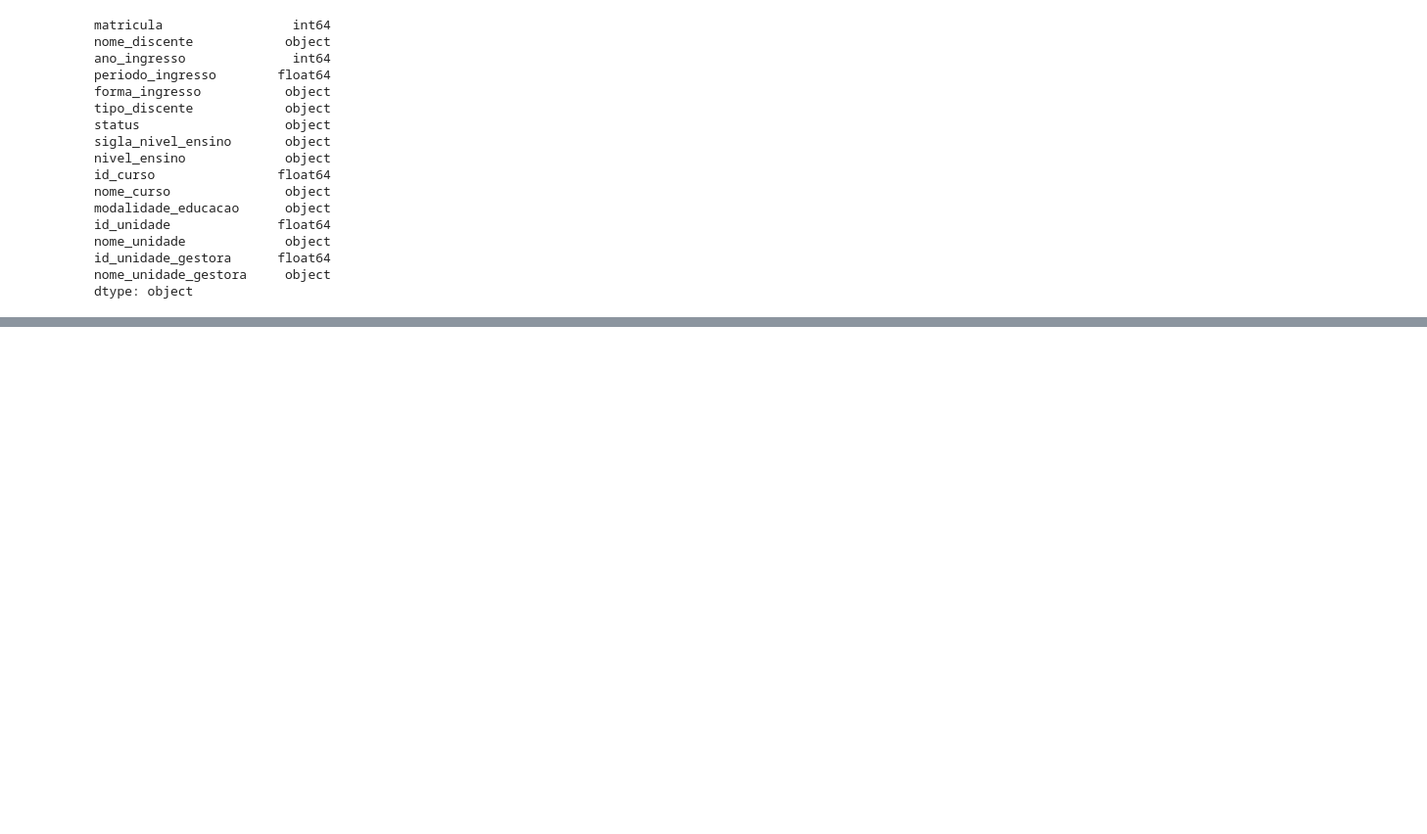
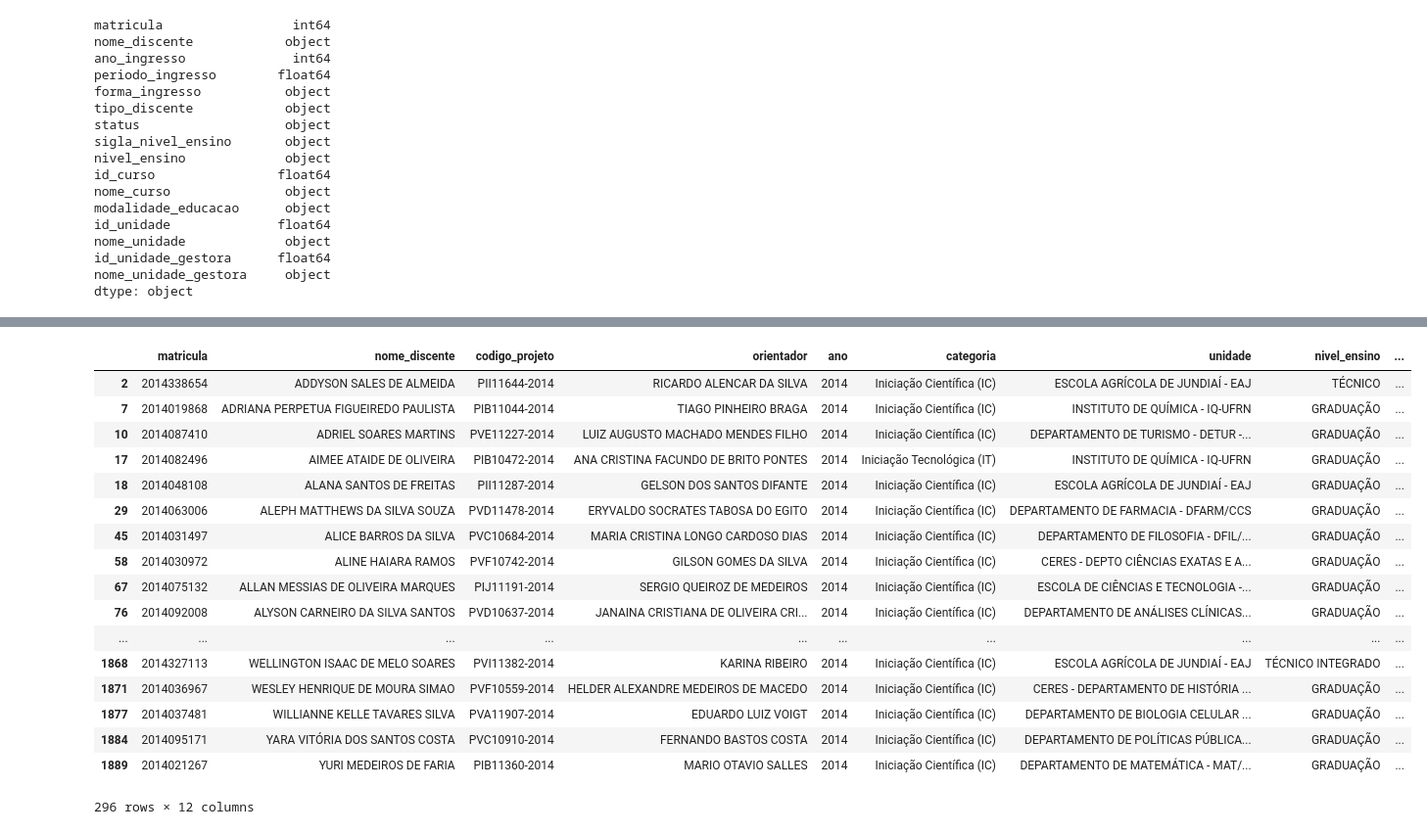
Before and after one commit to patysayonara/PROB_TRABALHO, a Jupyter notebook: Trabalho.ipynb, the cells around one changed output, grey strips where cells are left out. Shown at 98% size. Cells and saved outputs as stored; diff of their text form; code cells hidden in the pictures; blank space fills up the shorter version.

```diff
--- a/Trabalho.ipynb
+++ b/Trabalho.ipynb
@@ -354,0 +483,25 @@ colunas = ['matricula', 'nome_discente', 'codigo_projeto', 'ano', 'categoria', '
+# %%
+colunas = ["matricula", "nome_discente", "codigo_projeto", "orientador", "ano", "categoria", "unidade", "nivel_ensino", "status", "nome_curso", "nome_unidade", "nome_unidade_gestora"]
+merge_bolsistas_discentes2014 = pd.merge(bolsistas, discentes2014, on='matricula')[colunas]
+bolsistas_discentes2014 = merge_bolsistas_discentes2014[merge_bolsistas_discentes2014.ano == 2014]
+bolsistas_discentes2014 = bolsistas_discentes2014[~bolsistas_discentes2014.nome_discente.duplicated()]
+bolsistas_discentes2014
+# %% [output]
+|  | matricula | nome_discente | codigo_projeto | orientador | ano | categoria | unidade | nivel_ensino | ... |
+| 2 | 2014338654 | ADDYSON SALES DE ALMEIDA | PII11644-2014 | RICARDO ALENCAR DA SILVA | 2014 | Iniciação Científica (IC) | ESCOLA AGRÍCOLA DE JUNDIAÍ - EAJ | TÉCNICO | ... |
+| 7 | 2014019868 | ADRIANA PERPETUA FIGUEIREDO PAULISTA | PIB11044-2014 | TIAGO PINHEIRO BRAGA | 2014 | Iniciação Científica (IC) | INSTITUTO DE QUÍMICA - IQ-UFRN | GRADUAÇÃO | ... |
+| 10 | 2014087410 | ADRIEL SOARES MARTINS | PVE11227-2014 | LUIZ AUGUSTO MACHADO MENDES FILHO | 2014 | Iniciação Científica (IC) | DEPARTAMENTO DE TURISMO - DETUR -... | GRADUAÇÃO | ... |
+| 17 | 2014082496 | AIMEE ATAIDE DE OLIVEIRA | PIB10472-2014 | ANA CRISTINA FACUNDO DE BRITO PONTES | 2014 | Iniciação Tecnológica (IT) | INSTITUTO DE QUÍMICA - IQ-UFRN | GRADUAÇÃO | ... |
+| 18 | 2014048108 | ALANA SANTOS DE FREITAS | PII11287-2014 | GELSON DOS SANTOS DIFANTE | 2014 | Iniciação Científica (IC) | ESCOLA AGRÍCOLA DE JUNDIAÍ - EAJ | GRADUAÇÃO | ... |
+| 29 | 2014063006 | ALEPH MATTHEWS DA SILVA SOUZA | PVD11478-2014 | ERYVALDO SOCRATES TABOSA DO EGITO | 2014 | Iniciação Científica (IC) | DEPARTAMENTO DE FARMACIA - DFARM/CCS | GRADUAÇÃO | ... |
+| 45 | 2014031497 | ALICE BARROS DA SILVA | PVC10684-2014 | MARIA CRISTINA LONGO CARDOSO DIAS | 2014 | Iniciação Científica (IC) | DEPARTAMENTO DE FILOSOFIA - DFIL/... | GRADUAÇÃO | ... |
+| 58 | 2014030972 | ALINE HAIARA RAMOS | PVF10742-2014 | GILSON GOMES DA SILVA | 2014 | Iniciação Científica (IC) | CERES - DEPTO CIÊNCIAS EXATAS E A... | GRADUAÇÃO | ... |
+| 67 | 2014075132 | ALLAN MESSIAS DE OLIVEIRA MARQUES | PIJ11191-2014 | SERGIO QUEIROZ DE MEDEIROS | 2014 | Iniciação Científica (IC) | ESCOLA DE CIÊNCIAS E TECNOLOGIA -... | GRADUAÇÃO | ... |
+| 76 | 2014092008 | ALYSON CARNEIRO DA SILVA SANTOS | PVD10637-2014 | JANAINA CRISTIANA DE OLIVEIRA CRI... | 2014 | Iniciação Científica (IC) | DEPARTAMENTO DE ANÁLISES CLÍNICAS... | GRADUAÇÃO | ... |
+| ... | ... | ... | ... | ... | ... | ... | ... | ... | ... |
+| 1868 | 2014327113 | WELLINGTON ISAAC DE MELO SOARES | PVI11382-2014 | KARINA RIBEIRO | 2014 | Iniciação Científica (IC) | ESCOLA AGRÍCOLA DE JUNDIAÍ - EAJ | TÉCNICO INTEGRADO | ... |
+| 1871 | 2014036967 | WESLEY HENRIQUE DE MOURA SIMAO | PVF10559-2014 | HELDER ALEXANDRE MEDEIROS DE MACEDO | 2014 | Iniciação Científica (IC) | CERES - DEPARTAMENTO DE HISTÓRIA ... | GRADUAÇÃO | ... |
+| 1877 | 2014037481 | WILLIANNE KELLE TAVARES SILVA | PVA11907-2014 | EDUARDO LUIZ VOIGT | 2014 | Iniciação Científica (IC) | DEPARTAMENTO DE BIOLOGIA CELULAR ... | GRADUAÇÃO | ... |
+| 1884 | 2014095171 | YARA VITÓRIA DOS SANTOS COSTA | PVC10910-2014 | FERNANDO BASTOS COSTA | 2014 | Iniciação Científica (IC) | DEPARTAMENTO DE POLÍTICAS PÚBLICA... | GRADUAÇÃO | ... |
+| 1889 | 2014021267 | YURI MEDEIROS DE FARIA | PIB11360-2014 | MARIO OTAVIO SALLES | 2014 | Iniciação Científica (IC) | DEPARTAMENTO DE MATEMÁTICA - MAT/... | GRADUAÇÃO | ... |
+296 rows × 12 columns
```
Also changed, not shown: parts of 27 cells of this notebook.
